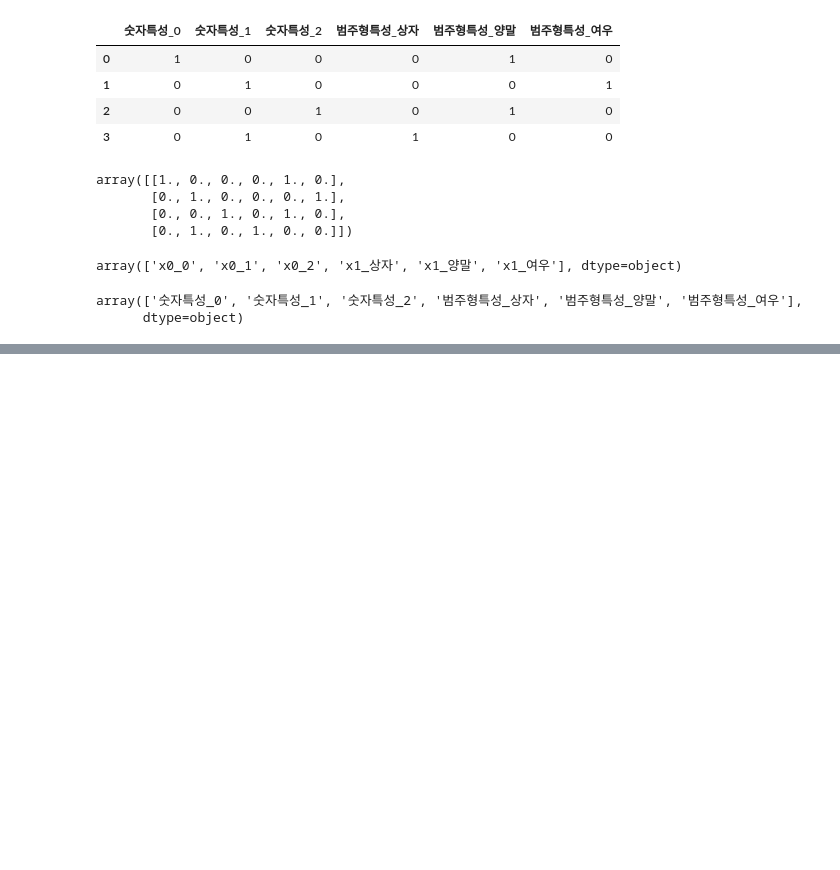
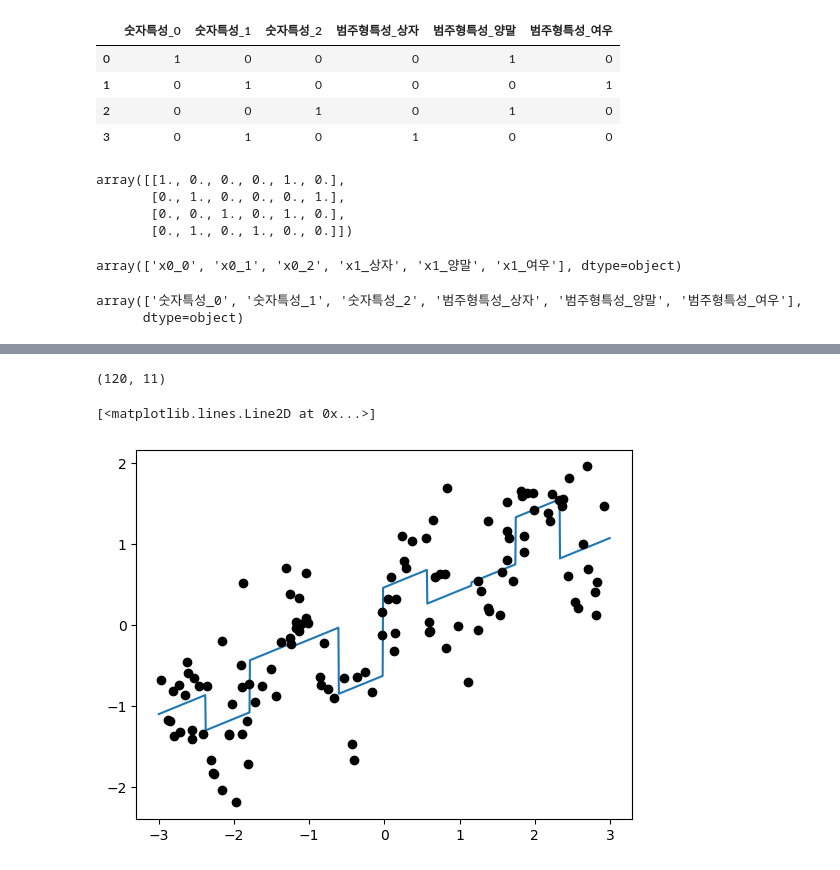
Before and after one commit to davidptuackr/ppb, a Jupyter notebook: 04_특성공학.ipynb, the cells around one changed output, grey strips where cells are left out. Saved outputs shown, nothing was run; the diff lists cells and outputs as text; code cells hidden in the pictures; blank space fills up the shorter version.

```diff
--- a/04_특성공학.ipynb
+++ b/04_특성공학.ipynb
@@ -183,0 +309,3 @@ ct = ColumnTransformer([
+# %%
+X_combined = np.hstack([X, X_binned])
+X_combined
@@ -183,0 +326,14 @@ ct = ColumnTransformer([
+# %%
+X_combined.shape
+# %% [output]
+(120, 11)
+# %%
+reg = LinearRegression().fit(X_combined, y)
+
+line_combined = np.hstack([line, line_binned])
+plt.plot(line, reg.predict(line_combined), label='COMBINED')
+
+plt.plot(X[ : , 0], y, 'o', c='k')
+# %% [output]
+[<matplotlib.lines.Line2D at 0x...>]
+[figure, added]
```
Also changed, not shown: parts of 36 cells of this notebook.
